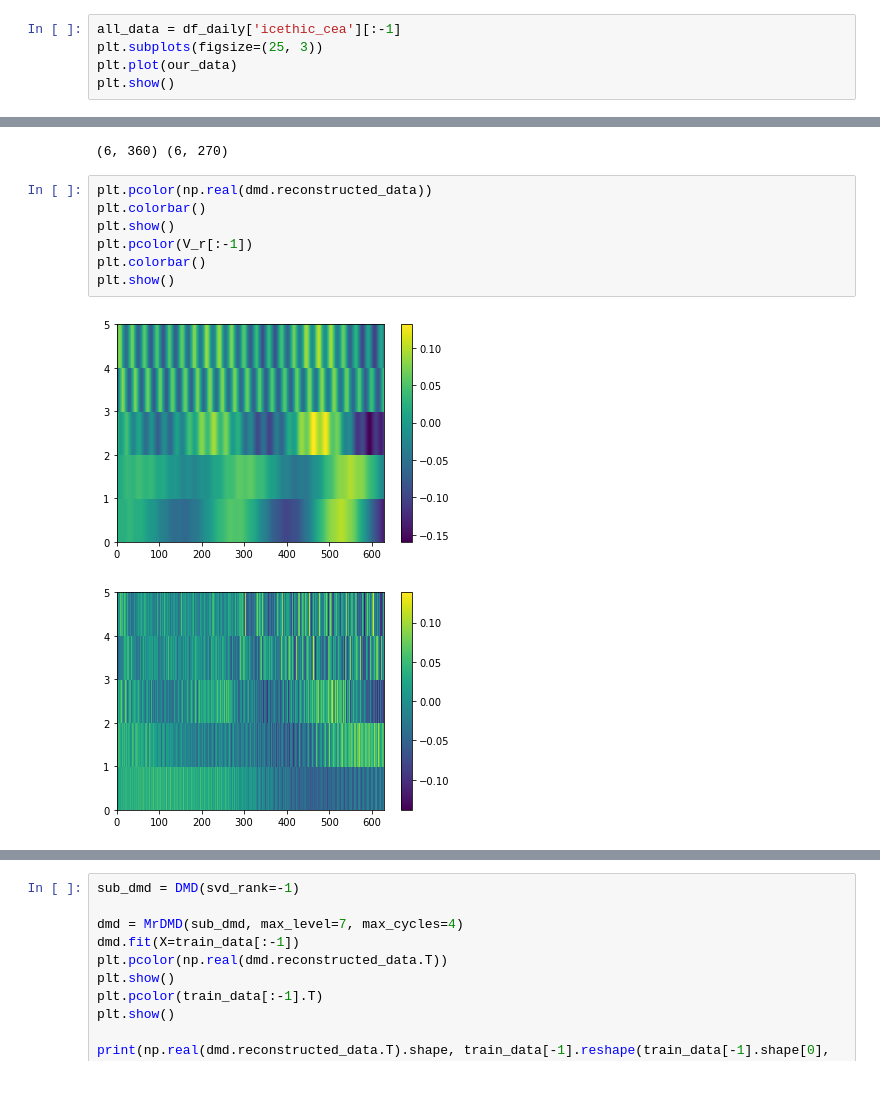
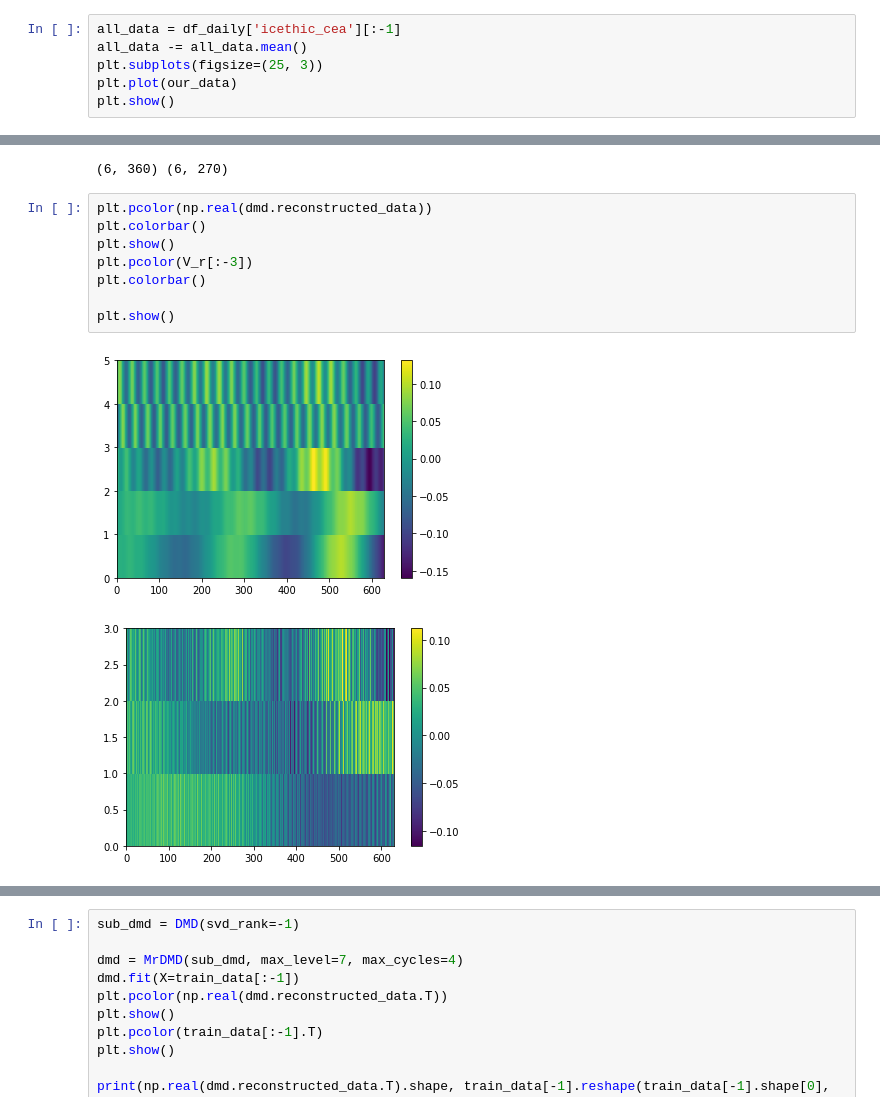
Before and after one commit to DenisSidoren/arctic_TimeSeries_analysis, a Jupyter notebook: dmd.ipynb, the cells around one changed output, grey strips where cells are left out. Drawn from its saved outputs; the diff is of its cells as text.

```diff
--- a/dmd.ipynb
+++ b/dmd.ipynb
@@ -35,6 +35,7 @@ dc = {column: 'mean' for column in our_columns}
 df_daily = df.groupby('dt').agg(dc)
 # %%
 all_data = df_daily['icethic_cea'][:-1]
+all_data -= all_data.mean()
 plt.subplots(figsize=(25, 3))
 plt.plot(our_data)
 plt.show()
@@ -169,10 +176,11 @@ print(train_data.shape, test_data.shape)
 # %%
 plt.pcolor(np.real(dmd.reconstructed_data))
 plt.colorbar()
 plt.show()
-plt.pcolor(V_r[:-1])
+plt.pcolor(V_r[:-3])
 plt.colorbar()
+
 plt.show()
 # %% [output]
 [figure]
-[figure, old version]
+[figure, new version]
```
Also changed, not shown: parts of 16 cells of this notebook.
